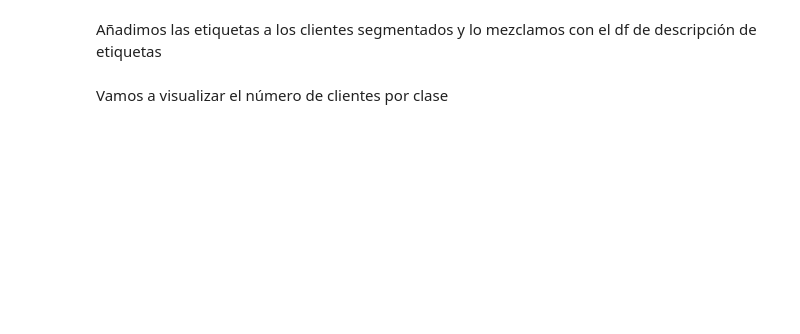
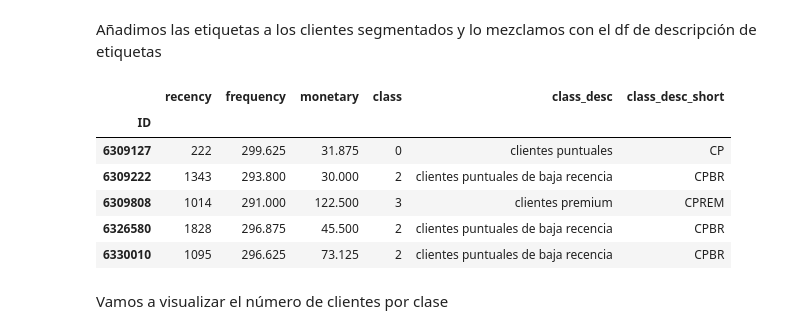
Before and after one commit to cperezh/segmentacion_clientes, a Jupyter notebook: M4 Desarrollo.ipynb, the cells around one changed output. Cells and saved outputs as stored; diff of their text form; code cells hidden in the pictures; blank space fills up the shorter version.

```diff
--- a/M4 Desarrollo.ipynb
+++ b/M4 Desarrollo.ipynb
@@ -60,5 +66,5 @@ Convertimos tipos
 # %%
-df_ventas_csv['ID'] = df_ventas_csv['ID'].astype(str)
+df_ventas_csv['ID'] = df_ventas_csv['ID'].astype(str).str.strip()
 # %%
 df_ventas_csv.describe()
 # %% [output]
@@ -490,6 +504,6 @@ sns.pairplot(df_rfm, kind="scatter", diag_kind="kde",  plot_kws={'alpha': 0.2});
 - Según el análisis de atípicos, los clientes que han comprado más de 3 veces son atípicos. Vamos a utilizar esta medida para separar los cientes que aún no vamos a estudiar por tener un número bajo de compras, de aquellos que ya tienen un comportamiento más normalizado.
 - Para ello, filtramos el RFM para clientes con 4 o más compras. Esto valor coincide con el percentil 90% de los datos.
 # %%
-df_rfm = get_rfm(df, producto_análisis, 4)
+df_rfm = get_rfm(df_ventas_csv, producto_análisis, 4)
 # %%
 sns.pairplot(df_rfm, kind="scatter", diag_kind="kde",  plot_kws={'alpha': 0.2});
@@ -682,9 +720,17 @@ df_labels.loc[3] = ("clientes premium","CPREM")
 Añadimos las etiquetas a los clientes segmentados y lo mezclamos con el df de descripción de etiquetas
 # %%
 df_rfm["class"] = cluster_labels_4
-df_rfm_with_labels = df_rfm.join(df_labels, on="class", how="inner")
+df_rfm_with_label = df_rfm.join(df_labels, on="class", how="inner")
 
-df_rfm_with_labels.head()
+df_rfm_with_label.head()
+# %% [output]
+|  | recency | frequency | monetary | class | class_desc | class_desc_short |
+| ID |  |  |  |  |  |  |
+| 6309127 | 222 | 299.625 | 31.875 | 0 | clientes puntuales | CP |
+| 6309222 | 1343 | 293.800 | 30.000 | 2 | clientes puntuales de baja recencia | CPBR |
+| 6309808 | 1014 | 291.000 | 122.500 | 3 | clientes premium | CPREM |
+| 6326580 | 1828 | 296.875 | 45.500 | 2 | clientes puntuales de baja recencia | CPBR |
+| 6330010 | 1095 | 296.625 | 73.125 | 2 | clientes puntuales de baja recencia | CPBR |
 # %% [markdown]
 Vamos a visualizar el número de clientes por clase
 # %%
```
Also changed, not shown: parts of 80 cells of this notebook.
